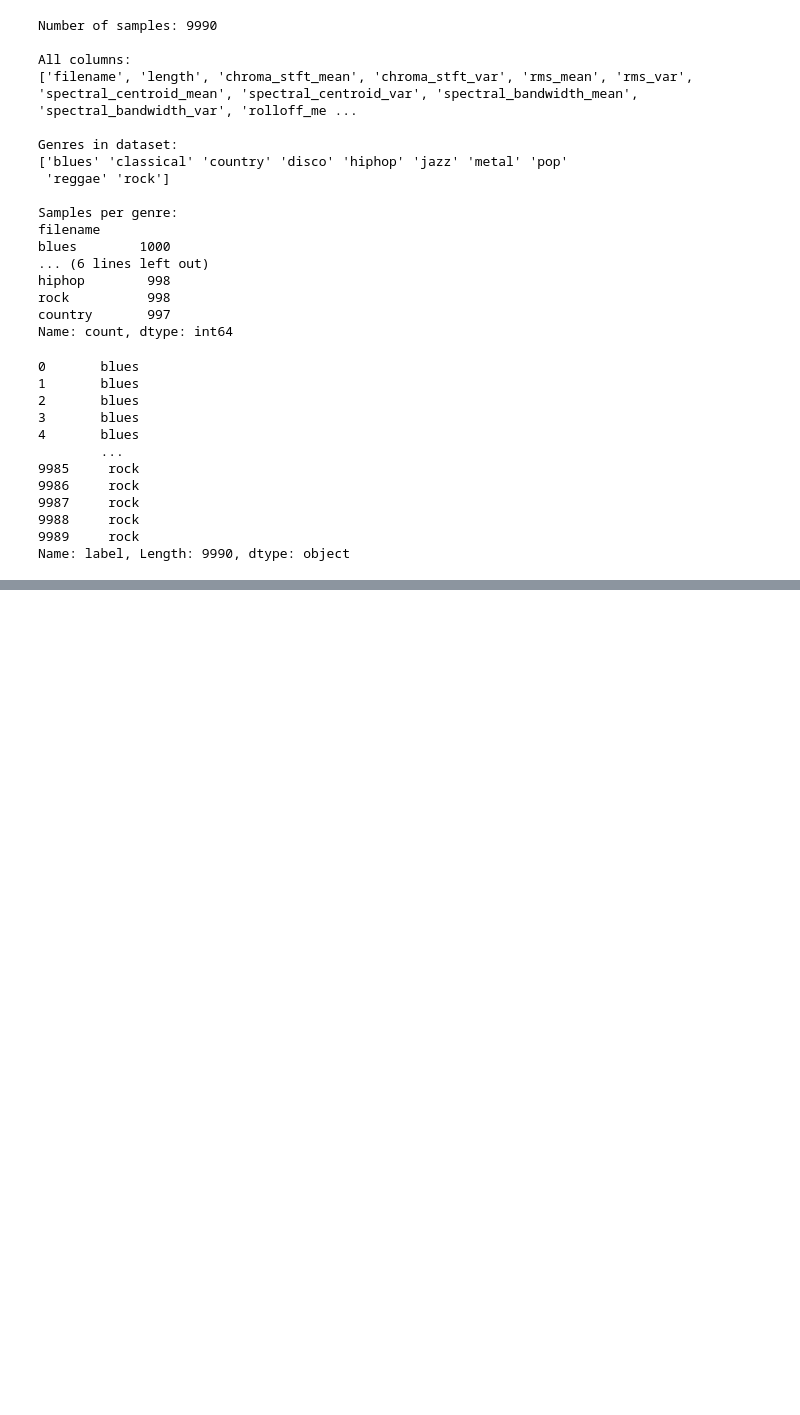
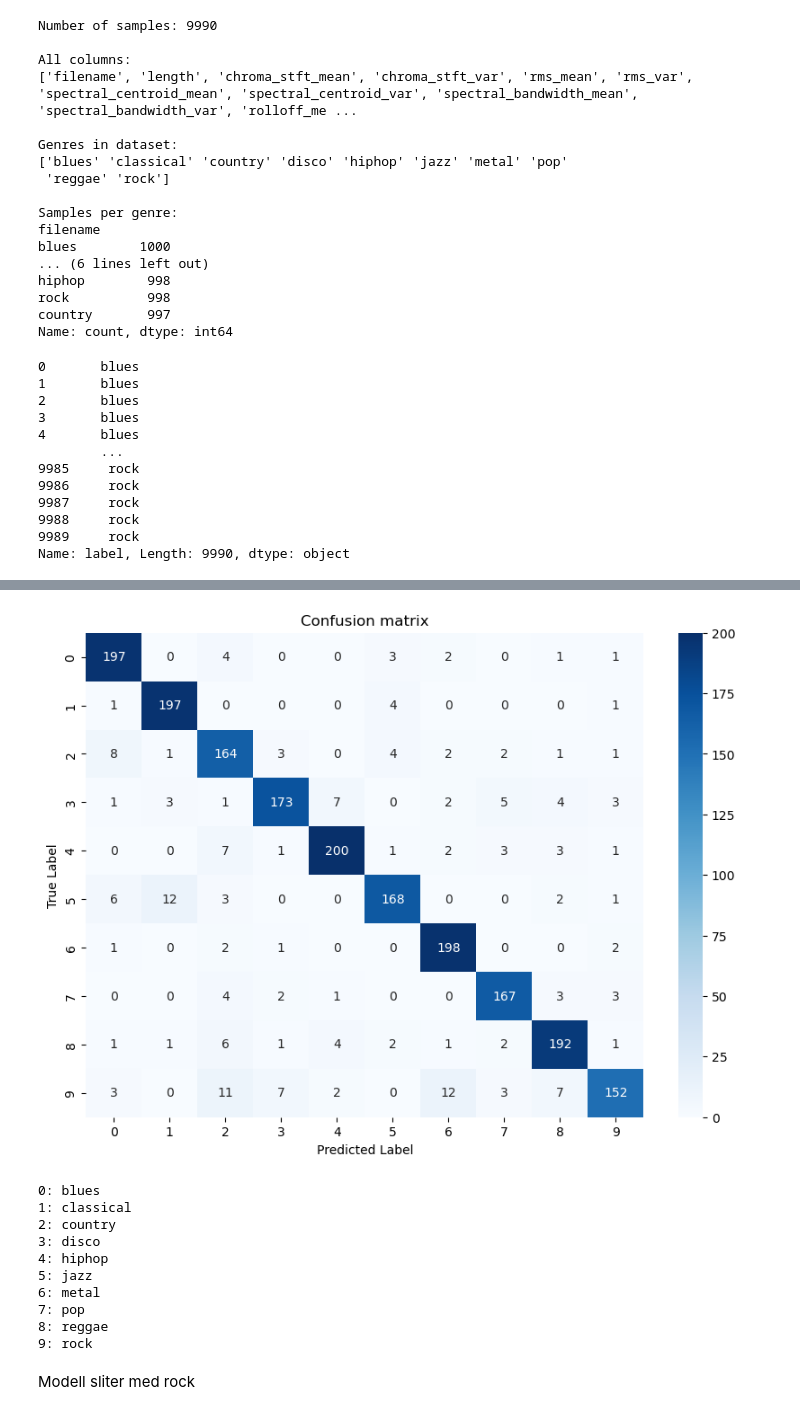
Before and after one commit to okristiansen/Music-Genre-Detector, a Jupyter notebook: notebooks/music-genre-detector.ipynb, the cells around one changed output, grey strips where cells are left out. Saved outputs shown, nothing was run; the diff lists cells and outputs as text; code cells hidden in the pictures; blank space fills up the shorter version.

```diff
--- a/notebooks/music-genre-detector.ipynb
+++ b/notebooks/music-genre-detector.ipynb
@@ -89,6 +87,10 @@ scaler = StandardScaler()
 X = scaler.fit_transform(np.array(data.iloc[:, :-1], dtype=np.float64))
 X_train, X_test, y_train, y_test = train_test_split(X, y, test_size=0.2, random_state=42)
 
+#edit: lage validation set for måling av overfitting ved trening
+X_train, X_val, y_train, y_val = train_test_split(X_train, y_train, test_size=0.25, random_state=42)
+
+
 print(f"Training: {len(X_train)}")
 print(f"Test: {len(X_test)}")
 # %% [output]
@@ -104,0 +133,18 @@ model = models.Sequential([
+# %%
+#kompilerer modellen
+#loss er sparse fordi y er enkelverdi tilsvarende sjanger og ikke hot one encoded i tabell
+model.compile(optimizer='adam',
+              loss='sparse_categorical_crossentropy',
+              metrics=['accuracy'])
+# %%
+#Forhindrer overfitting siden første trening hadde svak overfitting
+from tensorflow.keras.callbacks import EarlyStopping
+early_stopping = EarlyStopping(monitor='val_loss', patience=5, restore_best_weights=True)
+
+#trener modellen
+history = model.fit(X_train, y_train,
+                    epochs=50,
+                    batch_size=32,
+                    validation_data=(X_val, y_val))
+
+#får noe overfitting her
@@ -104,0 +169,20 @@ model = models.Sequential([
+# %%
+import seaborn as sns
+from sklearn.metrics import confusion_matrix, classification_report
+
+y_pred = model.predict(X_test)
+y_pred_classes = np.argmax(y_pred, axis=1)
+
+cm = confusion_matrix(y_test, y_pred_classes)
+
+plt.figure(figsize=(10,7))
+sns.heatmap(cm, annot=True, fmt="d", cmap="Blues")
+plt.title('Confusion matrix')
+plt.ylabel('True Label')
+plt.xlabel('Predicted Label')
+plt.show()
+
+genre_names = encoder.classes_
+for i, genre in enumerate(genre_names):
+    print(f"{i}: {genre}")
+# %% [output]
@@ -104,0 +190,13 @@ model = models.Sequential([
+[figure, added]
+0: blues
+1: classical
+2: country
+3: disco
+4: hiphop
+5: jazz
+6: metal
+7: pop
+8: reggae
+9: rock
+# %% [markdown]
+Modell sliter med rock
```
Also changed, not shown: parts of 5 cells of this notebook.
